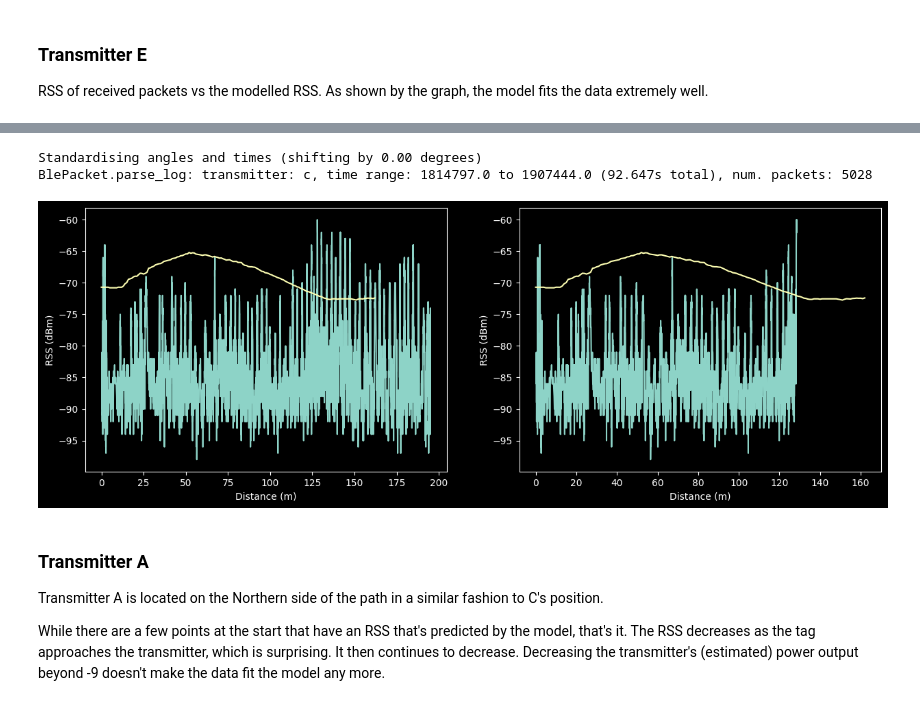
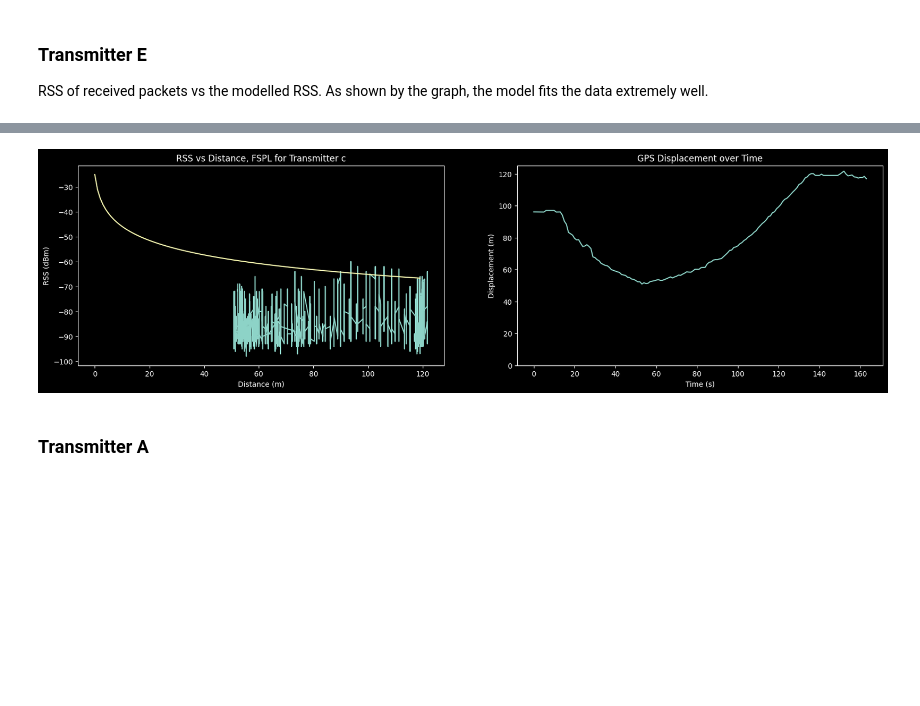
Before and after one commit to SheffieldMLtracking/BLEanalysis, a Jupyter notebook: jupyter/Finley/FSPL.ipynb, the cells around one changed output, grey strips where cells are left out. Drawn from its saved outputs; the diff is of its cells as text; code cells hidden in the pictures; blank space fills up the shorter version.

```diff
--- a/jupyter/Finley/FSPL.ipynb
+++ b/jupyter/Finley/FSPL.ipynb
@@ -268,26 +248,16 @@ plt.show()
-# %%
-c_modelled_rss = []
-
-for dist in dist_c_to_gps:
-    c_modelled_rss.append(-1 * signal_loss(dist) + transmitter_power)
-
-plt.figure(figsize=(15,5))
-plt.subplot(1, 2, 1)
-plot_rss_vs_distance(gps_data, log_data_c)
-plt.plot(c_modelled_rss)
-
-plt.subplot(1, 2, 2)
-log_data_c_5000 = BlePacket.parse_log("/home/finley/Git/BLEanalysis/bluetooth_experiments/March 26 2025 Field Trial/straightpath5/straightpath5noperson.log", 'c', end=2800)
-plot_rss_vs_distance(gps_data, log_data_c_5000)
-plt.plot(c_modelled_rss)
-plt.show()
-# %% [output]
-Standardising angles and times (shifting by 0.00 degrees)
-BlePacket.parse_log: transmitter: c, time range: 1814797.0 to 1907444.0 (92.647s total), num. packets: 5028
-[figure, removed]
+# %%
+plt.figure(figsize=(20, 5))
+plt.subplot(1, 2, 1)
+plot_rss_vs_dist_vs_fspl(log_data_c)
+
+plt.subplot(1, 2, 2)
+plt.plot(log_data_c.gps_log.get_displacements())
+plt.ylim(bottom=0)
+plt.xlabel("Time (s)")
+plt.ylabel("Displacement (m)")
+plt.title("GPS Displacement over Time")
+plt.show()
+# %% [output]
+[figure, added]
 # %% [markdown]
 ### Transmitter A
-
-Transmitter A is located on the Northern side of the path in a similar fashion to C's position.
-
-While there are a few points at the start that have an RSS that's predicted by the model, that's it. The RSS decreases as the tag approaches the transmitter, which is surprising. It then continues to decrease. Decreasing the transmitter's (estimated) power output beyond -9 doesn't make the data fit the model any more.
```
Also changed, not shown: parts of 15 cells of this notebook, 1 other file.
